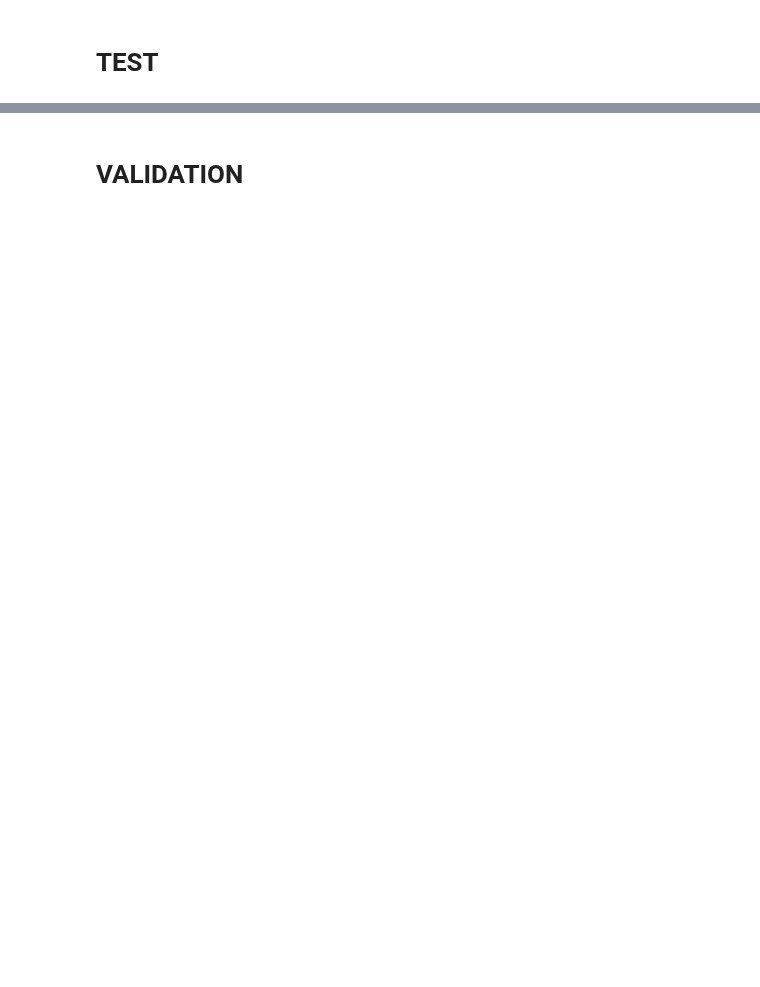
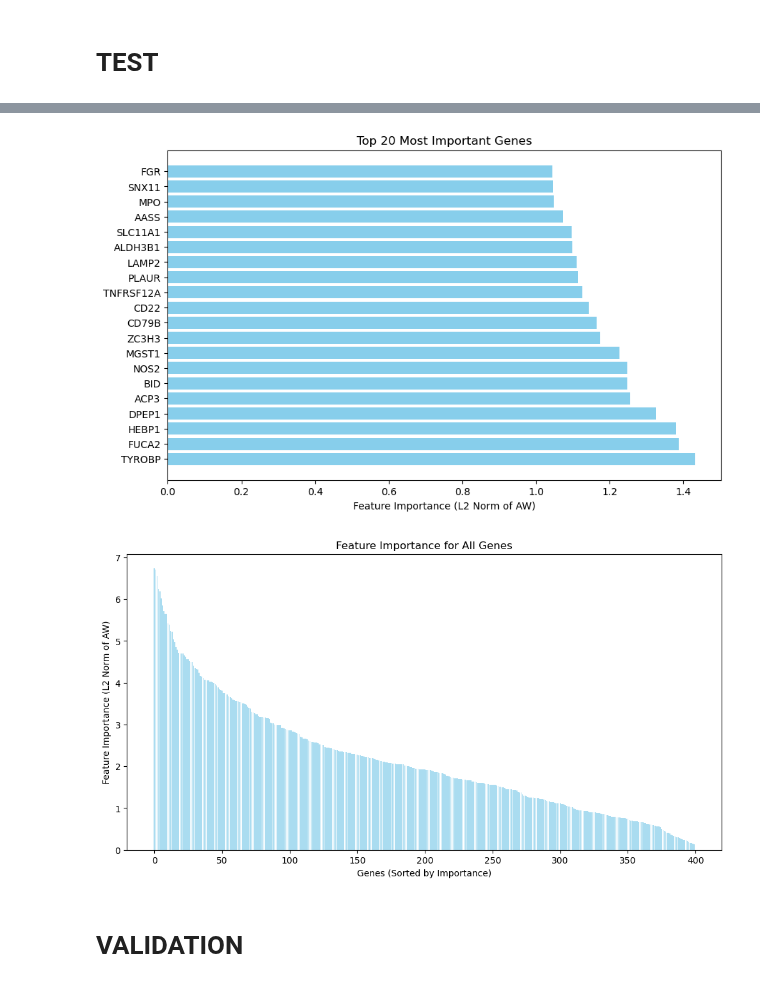
Before and after one commit to Richlogger/42186-Model-Based-ML-Project, a Jupyter notebook: PPCA_ARD.ipynb, the cells around one changed output, grey strips where cells are left out. Saved outputs shown, nothing was run; the diff lists cells and outputs as text; code cells hidden in the pictures; blank space fills up the shorter version.

```diff
--- a/PPCA_ARD.ipynb
+++ b/PPCA_ARD.ipynb
@@ -427,17 +444,20 @@ y_hat_val = predict_classes(z_loc_test, A_pm, b_pm, y_val)
 # %%
 # Example usage
 W = pyro.param("w_loc").detach().cpu().numpy()  # Shape: [latent_dim, n_genes]
 A = A_pm.detach().cpu().numpy()                # Shape: [n_classes, latent_dim]
 top_n = 20
 gene_importance = np.linalg.norm(A @ W, axis=0)  # Compute importance for all genes
 
 
 # Compute feature importance
-top_indices, top_importance = compute_feature_importance_from_AW(W, A, top_n=top_n)
+top_indices, top_importance = compute_feature_importance_from_AW(W, A, alpha_mean, top_n=top_n)
 
 # Plot the top genes
 plot_top_genes_from_AW(top_indices, top_importance, top_n=top_n, gene_names=gene_names)
 plot_all_genes_from_AW(gene_importance)
+# %% [output]
+[figure, added]
+[figure, added]
 # %% [markdown]
 # VALIDATION
 # %%
```
Also changed, not shown: parts of 9 cells of this notebook.
